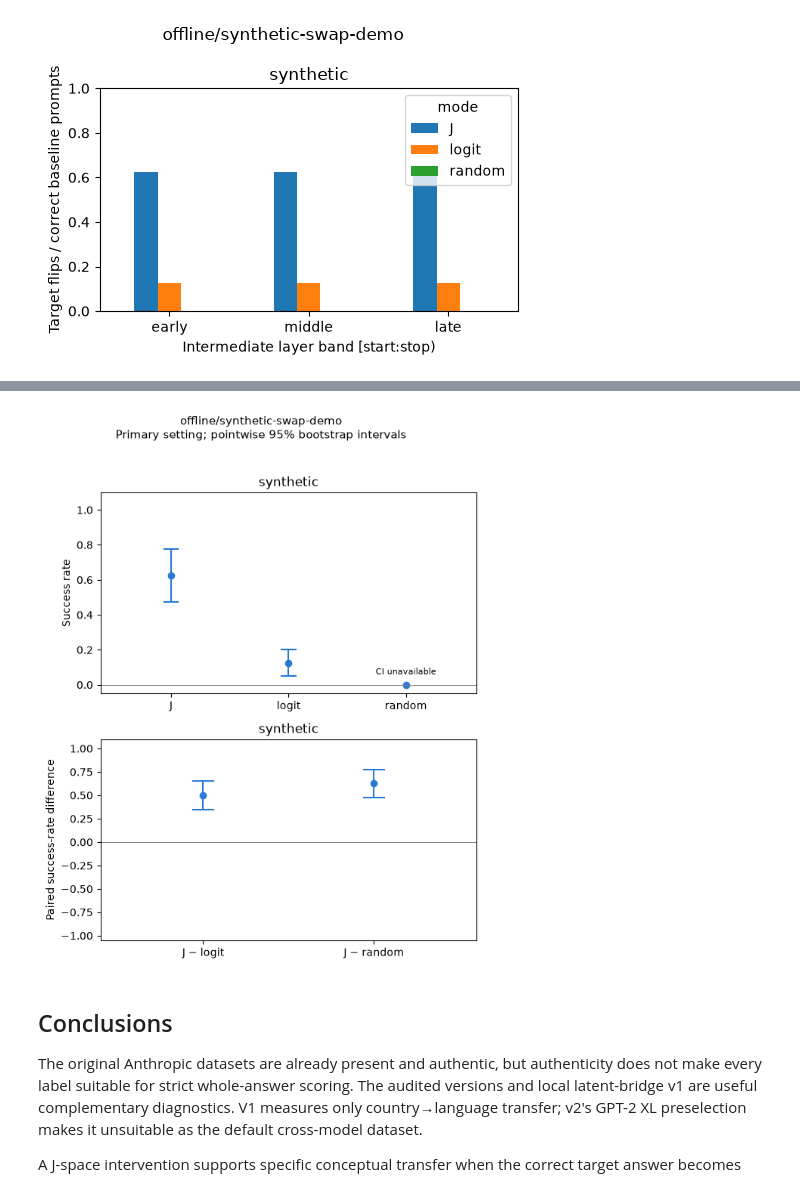
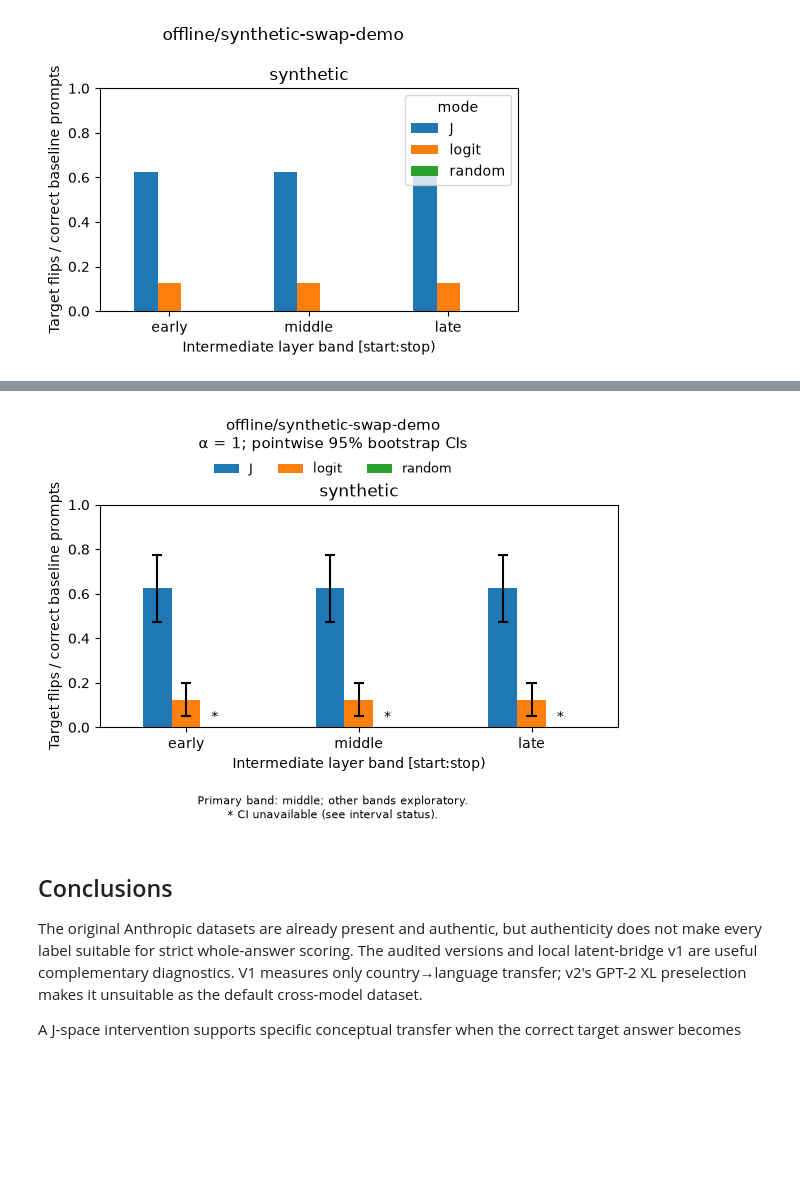
Before and after one commit to ai360-project-school-j-lens/jacobian-lens-gpt2, a Jupyter notebook: notebooks/model_agnostic/token_swap/model_agnostic_token_swap_bootstrap.ipynb, the cells around one changed output, grey strips where cells are left out. Drawn from its saved outputs; the diff is of its cells as text; code cells hidden in the pictures; blank space fills up the shorter version.

Commit message:
Plot token swap success by layer band with confidence intervals

```diff
--- a/notebooks/model_agnostic/token_swap/model_agnostic_token_swap_bootstrap.ipynb
+++ b/notebooks/model_agnostic/token_swap/model_agnostic_token_swap_bootstrap.ipynb
@@ -542,37 +547,68 @@ Analysis exports: /home/kitlix/projects/jacobian-lens-gpt2/runs/bootstrap-token-
 # %%
-datasets = list(primary_ci.dataset.unique())
-fig, axes = plt.subplots(2, len(datasets), figsize=(max(6, 5 * len(datasets)), 7.5), squeeze=False)
-for column, dataset in enumerate(datasets):
-    for row, statistic in enumerate(["arm", "difference"]):
-        table = primary_ci[primary_ci.dataset.eq(dataset) & primary_ci.statistic.eq(statistic)]
-        ax = axes[row, column]
-        for x, value in enumerate(table.itertuples()):
+selected_ci = ci_table[
+    ci_table.alpha.eq(1)
+    & ci_table.metric.eq("success")
+    & ci_table.statistic.eq("arm")
+]
+bands = list(BANDS)
+modes = ["J", "logit", "random"]
+datasets = list(selected_ci.dataset.unique())
+fig, axes = plt.subplots(
+    1, len(datasets), figsize=(max(6, 5 * len(datasets)), 4.2), squeeze=False,
+)
+for ax, dataset in zip(axes[0], datasets, strict=True):
+    intervals = selected_ci[selected_ci.dataset.eq(dataset)]
+    estimates = intervals.pivot(index="band", columns="arm", values="estimate")
+    estimates = estimates.reindex(index=bands, columns=modes)
+    estimates.plot.bar(ax=ax, ylim=(0, 1), rot=0)
+    for mode, bars in zip(modes, ax.containers, strict=True):
+        rows = intervals[intervals.arm.eq(mode)].set_index("band").reindex(bands)
+        for bar, value in zip(bars, rows.itertuples(), strict=True):
+            x = bar.get_x() + bar.get_width() / 2
             if pd.isna(value.estimate):
-                ax.text(x, .5, "No supported prompts", transform=ax.get_xaxis_transform(),
-                        ha="center", rotation=90, fontsize=8)
-                continue
-            ax.scatter(x, value.estimate, color="#2a78d6")
-            if value.status == "ok":
-                ax.vlines(x, value.ci_low, value.ci_high, color="#2a78d6")
-                ax.plot([x - .06, x + .06], [value.ci_low] * 2, color="#2a78d6")
-                ax.plot([x - .06, x + .06], [value.ci_high] * 2, color="#2a78d6")
+                bar.set_visible(False)
+                ax.annotate(
+                    "N/A", (x, 0), xytext=(0, 3), textcoords="offset points",
+                    ha="center", va="bottom", rotation=90, fontsize=7,
+                )
+            elif value.status == "ok":
+                # Draw the percentile bounds without assuming a symmetric CI.
+                ax.vlines(x, value.ci_low, value.ci_high, color="black", zorder=3)
+                ax.hlines(
+                    [value.ci_low, value.ci_high], x - .03, x + .03,
+                    color="black", zorder=3,
+                )
             else:
-                ax.annotate("CI unavailable", (x, value.estimate), xytext=(0, 10),
-                            textcoords="offset points", ha="center", fontsize=8)
-        labels = [r.arm if statistic == "arm" else f"{r.arm} − {r.reference}" for r in table.itertuples()]
-        ax.set_xticks(range(len(table)), labels)
-        ax.set_xlim(-.6, len(table) - .4)
-        ax.set(title=dataset, ylabel="Success rate" if row == 0 else "Paired success-rate difference")
-        ax.axhline(0, color="gray", linewidth=.7)
-        ax.set_ylim((-.05, 1.1) if row == 0 else (-1.05, 1.1))
-fig.suptitle(f"{metadata.get('model_id')}\nPrimary setting; pointwise "
-             f"{100 * BOOTSTRAP_OPTIONS['confidence']:g}% bootstrap intervals", fontsize=11)
-fig.tight_layout(rect=(0, 0, 1, .96))
-fig.savefig(ANALYSIS_DIR / "primary_bootstrap.png", dpi=160)
-fig.savefig(ANALYSIS_DIR / "primary_bootstrap.svg")
+                ax.annotate(
+                    "*", (x, value.estimate), xytext=(0, 2),
+                    textcoords="offset points", ha="center", va="bottom",
+                )
+    ax.set(
+        title=dataset, ylabel="Target flips / correct baseline prompts",
+        xlabel="Intermediate layer band [start:stop)",
+    )
+    ax.get_legend().remove()
+fig.legend(
+    *axes[0, 0].get_legend_handles_labels(), loc="upper center",
+    bbox_to_anchor=(.5, .90), ncol=3, frameon=False, fontsize=9,
+)
+fig.suptitle(
+    f"{metadata.get('model_id', 'cached model')}\n"
+    f"α = 1; pointwise {100 * BOOTSTRAP_OPTIONS['confidence']:g}% bootstrap CIs",
+    fontsize=11,
+)
+notes = f"Primary band: {PRIMARY_BAND}; other bands exploratory."
+if (selected_ci.estimate.notna() & selected_ci.status.ne("ok")).any():
+    notes += "\n* CI unavailable (see interval status)."
+if selected_ci.estimate.isna().any():
+    notes += "\nN/A: no supported prompts."
+fig.text(.5, .015, notes, ha="center", va="bottom", fontsize=8)
+fig.tight_layout(rect=(0, .10, 1, .98))
+fig.savefig(ANALYSIS_DIR / "layer_band_bootstrap.png", dpi=160)
+fig.savefig(ANALYSIS_DIR / "layer_band_bootstrap.svg")
 plt.show()
 # %% [output]
-[figure, old version]
+[figure, new version]
 # %% [markdown]
 ## Conclusions
 
```
Also changed, not shown: parts of 2 cells of this notebook, 1 other file.
